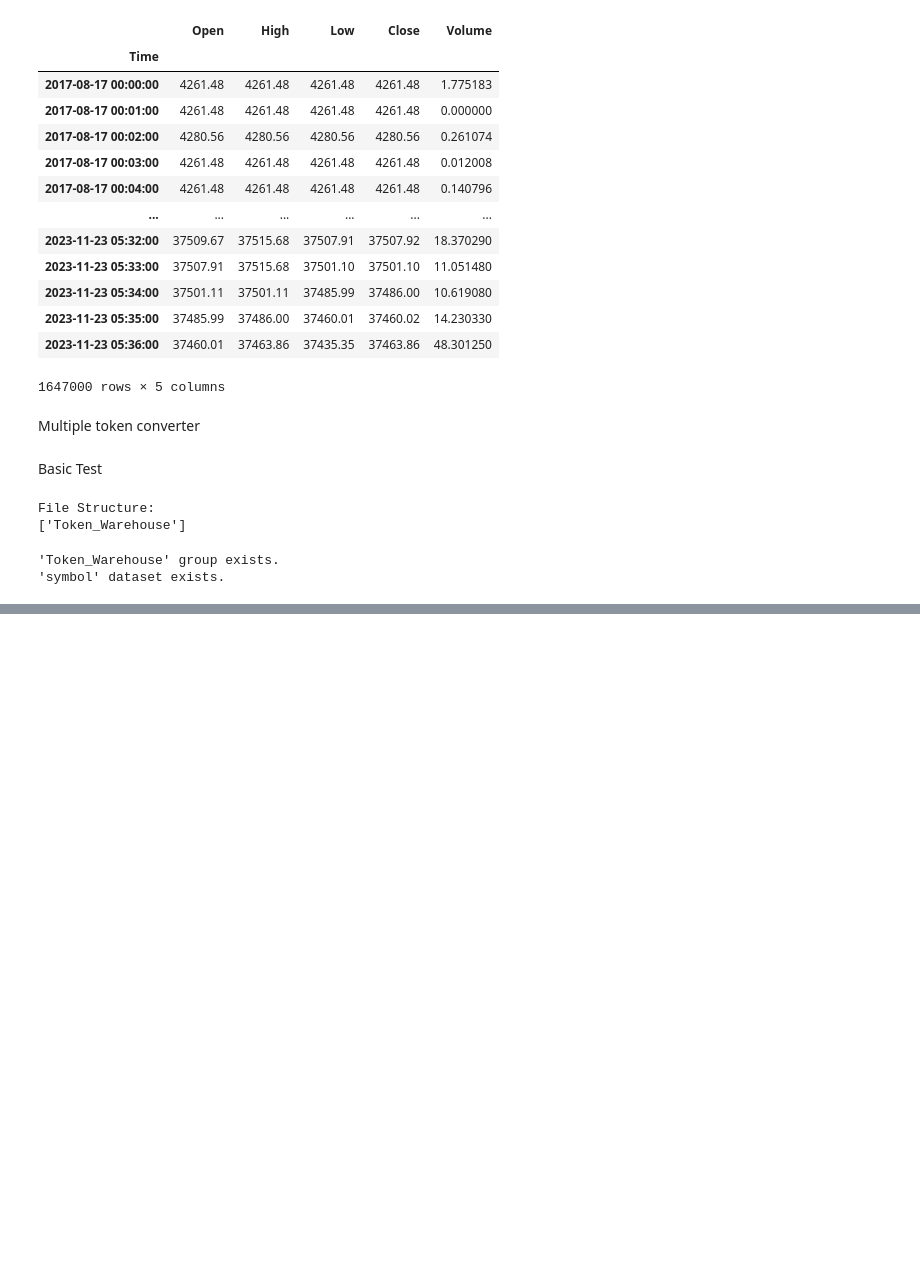
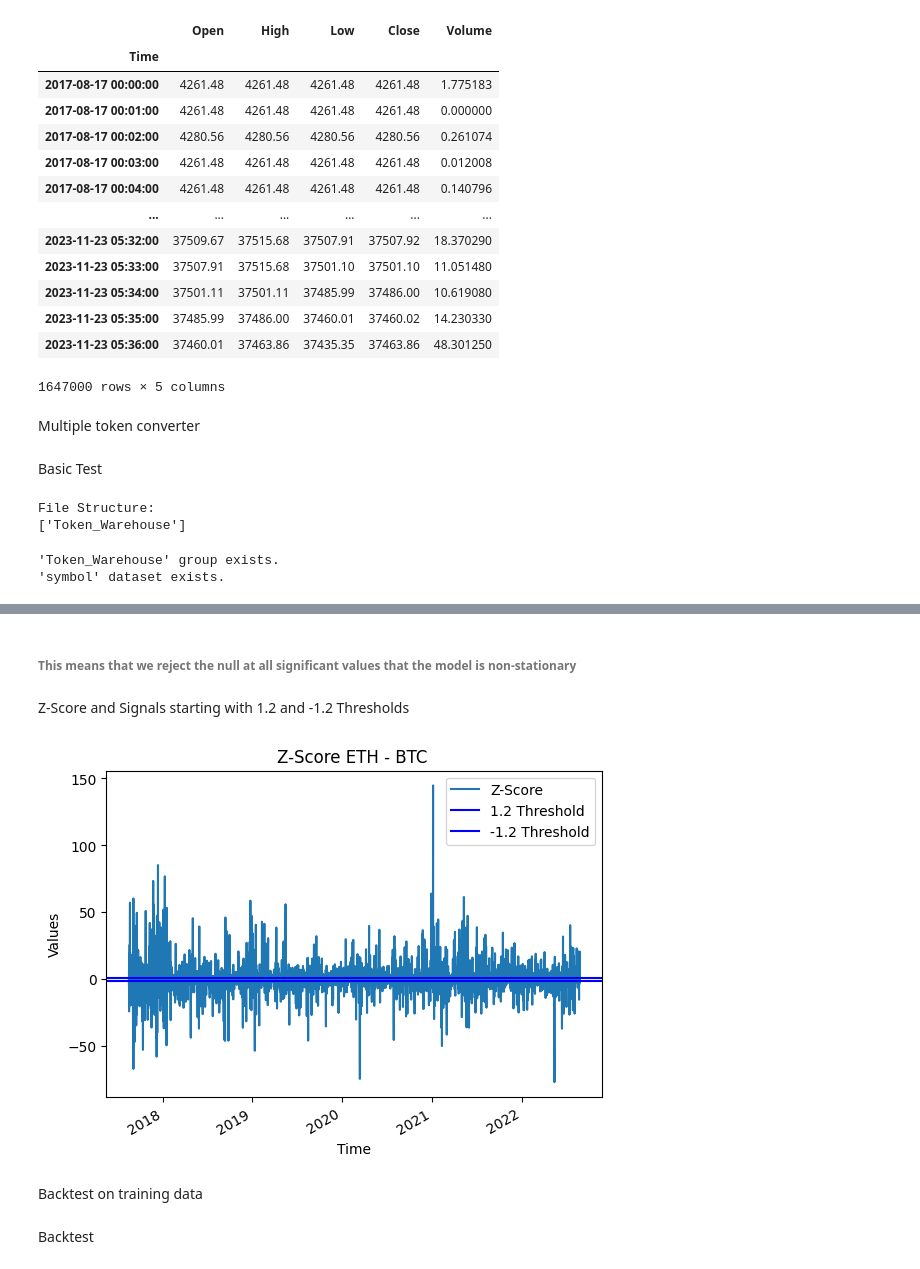
Before and after one commit to Austinai123/minute-data-fetcher, a Jupyter notebook: minute-price-fetcher.ipynb, the cells around one changed output, grey strips where cells are left out. Saved outputs shown, nothing was run; the diff lists cells and outputs as text; code cells hidden in the pictures; blank space fills up the shorter version.

```diff
--- a/minute-price-fetcher.ipynb
+++ b/minute-price-fetcher.ipynb
@@ -383,0 +602,19 @@ with h5py.File('/Users/wsq/Desktop/Jupyter/minute-data-fetcher"/h5_compressed_da
+# %% [markdown]
+###### This means that we reject the null at all significant values that the model is non-stationary
+# %% [markdown]
+Z-Score and Signals starting with 1.2 and -1.2 Thresholds
+# %%
+spread = errors
+zscore =(spread - np.mean(spread)) / np.std(spread)
+zscore.plot(label="Z-Score")
+plt.title("Z-Score ETH - BTC ")
+plt.xlabel('Time')
+plt.ylabel('Values')
+plt.axhline(y =1.2, color ='b', label='1.2 Threshold')
+plt.axhline(y =-1.2, color ='b', label='-1.2 Threshold')
+plt.legend()
+plt.show()
+# %% [output]
+[figure, added]
+# %% [markdown]
+Backtest on training data
@@ -383,0 +642,2 @@ with h5py.File('/Users/wsq/Desktop/Jupyter/minute-data-fetcher"/h5_compressed_da
+# %% [markdown]
+Backtest
```
Also changed, not shown: parts of 34 cells of this notebook.
